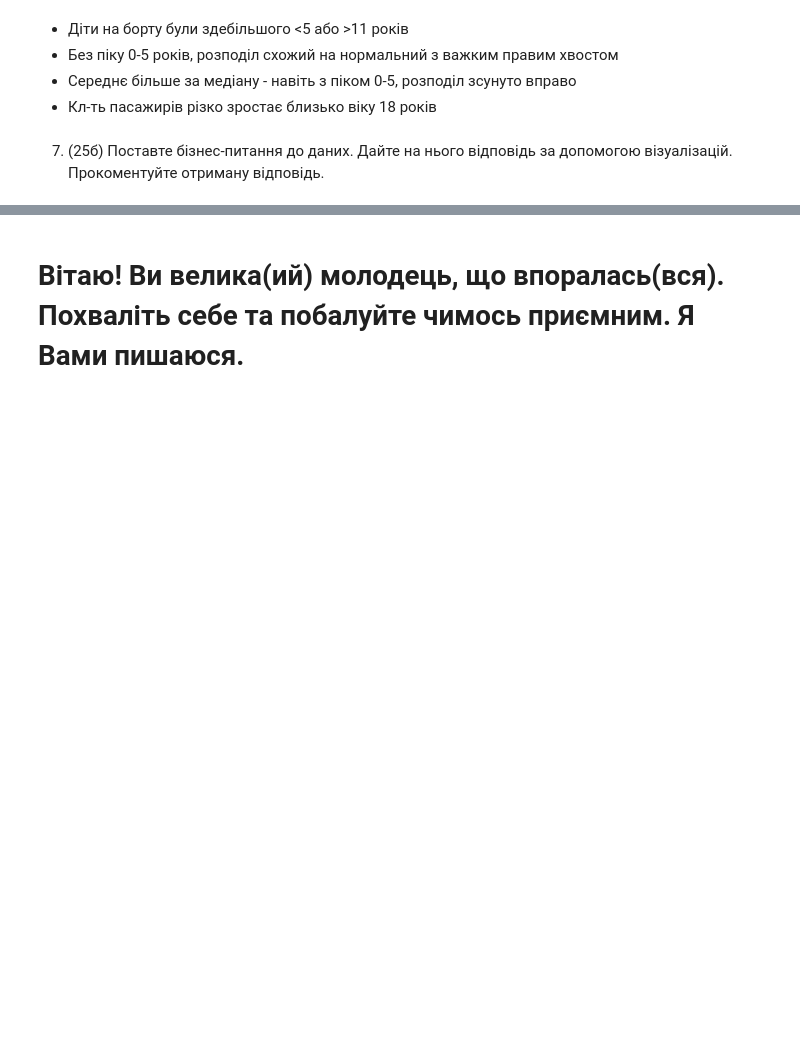
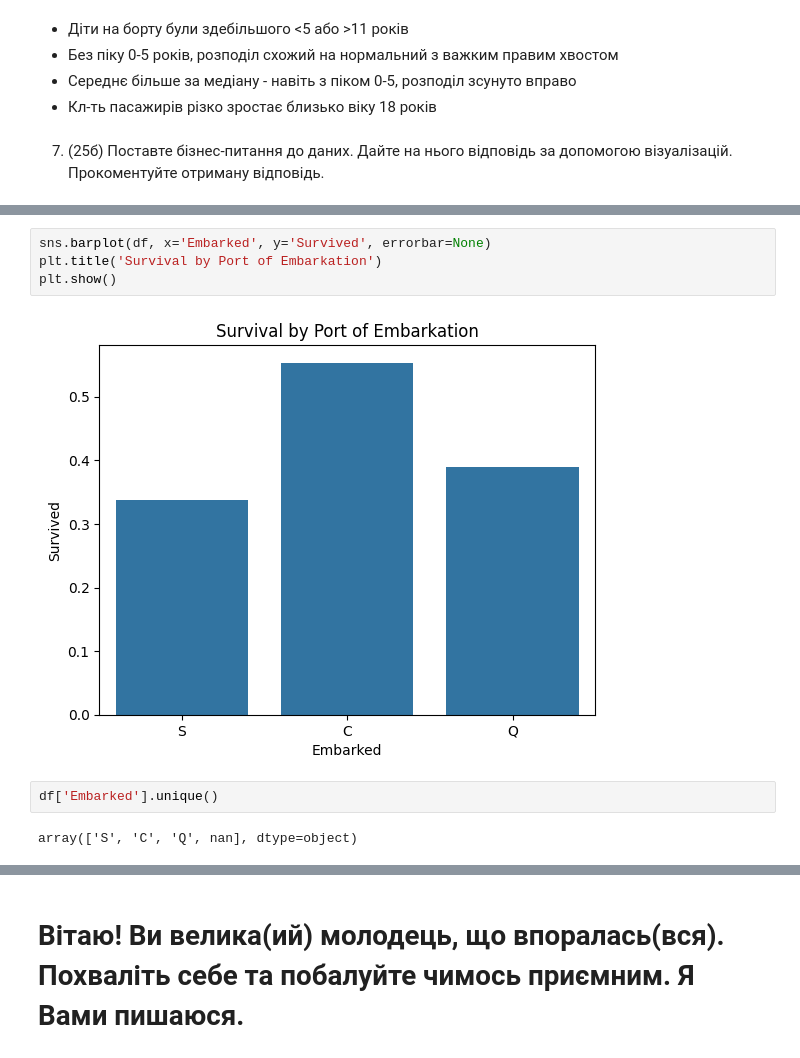
Before and after one commit to IvarY/hello-world, a Jupyter notebook: python_practice_10.ipynb, the cells around one changed output, grey strips where cells are left out. Saved outputs shown, nothing was run; the diff lists cells and outputs as text; blank space fills up the shorter version.

```diff
--- a/python_practice_10.ipynb
+++ b/python_practice_10.ipynb
@@ -141,0 +173,10 @@ plt.show()
+# %%
+sns.barplot(df, x='Embarked', y='Survived', errorbar=None)
+plt.title('Survival by Port of Embarkation')
+plt.show()
+# %% [output]
+[figure, added]
+# %%
+df['Embarked'].unique()
+# %% [output]
+array(['S', 'C', 'Q', nan], dtype=object)
```
Also changed, not shown: parts of 23 cells of this notebook.
